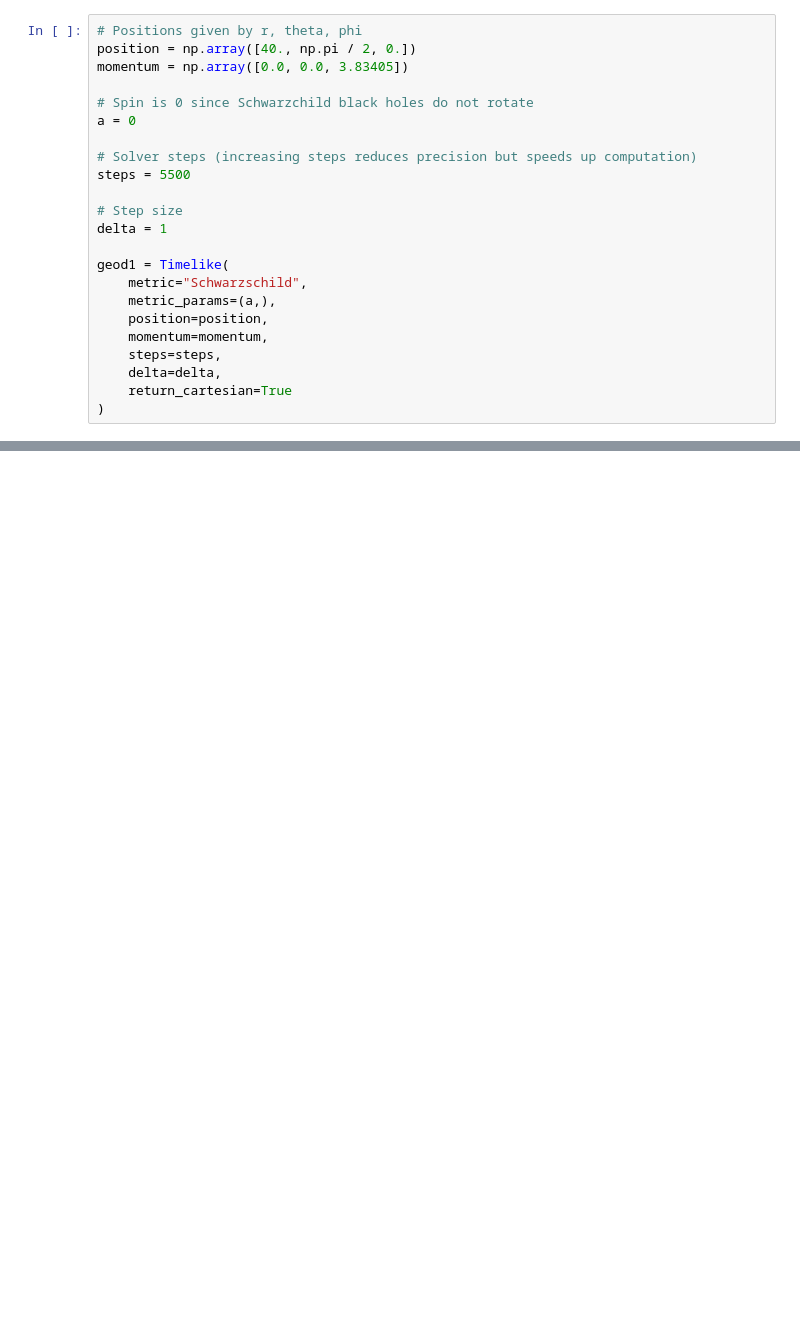
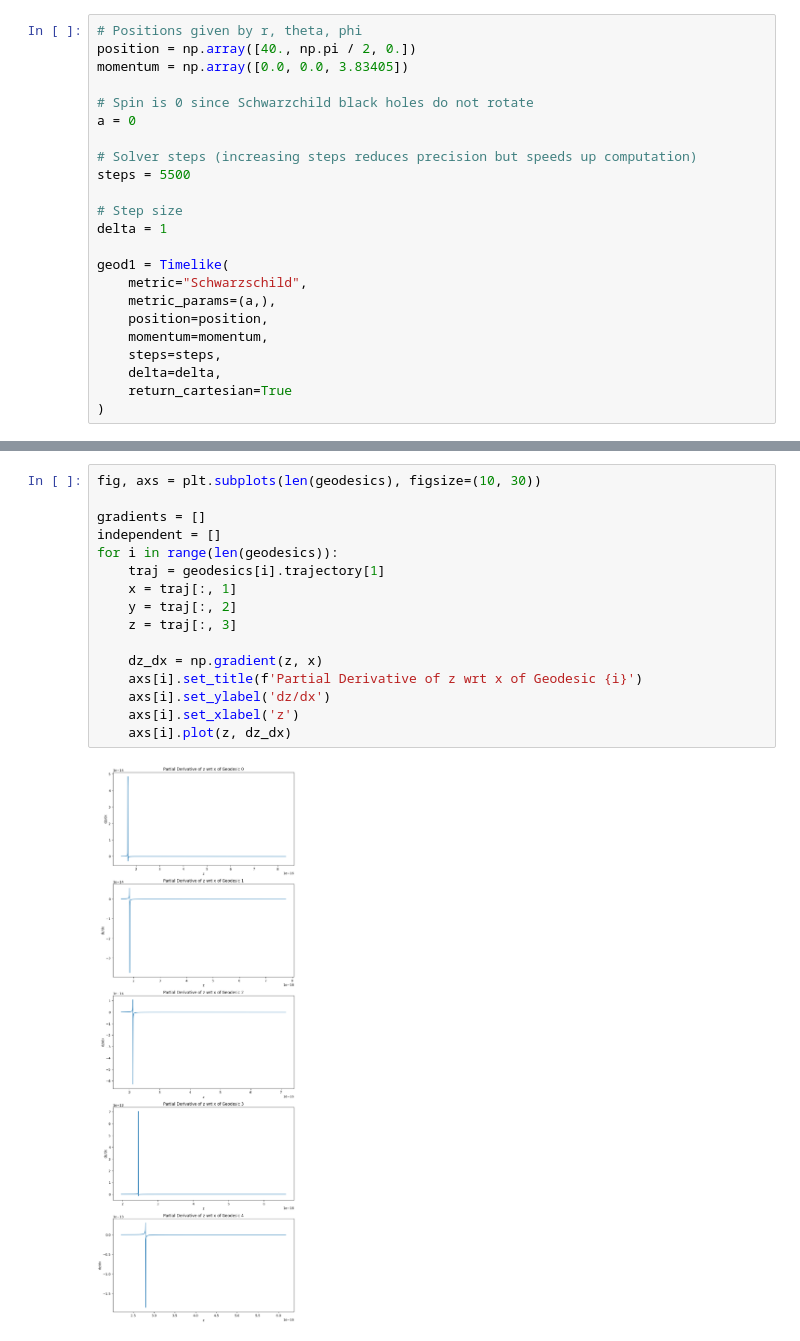
Before and after one commit to OperationalGeometry/BlackHoleSimulation, a Jupyter notebook: BlackHoles.ipynb, the cells around one changed output, grey strips where cells are left out. Drawn from its saved outputs; the diff is of its cells as text; blank space fills up the shorter version.

```diff
--- a/BlackHoles.ipynb
+++ b/BlackHoles.ipynb
@@ -168,0 +200,18 @@ NameError: name 'geodesics' is not defined
+# %%
+fig, axs = plt.subplots(len(geodesics), figsize=(10, 30))
+
+gradients = []
+independent = []
+for i in range(len(geodesics)):
+    traj = geodesics[i].trajectory[1]
+    x = traj[:, 1]
+    y = traj[:, 2]
+    z = traj[:, 3]
+
+    dz_dx = np.gradient(z, x)
+    axs[i].set_title(f'Partial Derivative of z wrt x of Geodesic {i}')
+    axs[i].set_ylabel('dz/dx')
+    axs[i].set_xlabel('z')
+    axs[i].plot(z, dz_dx)
+# %% [output]
+[figure, added]
```
Also changed, not shown: parts of 16 cells of this notebook.
